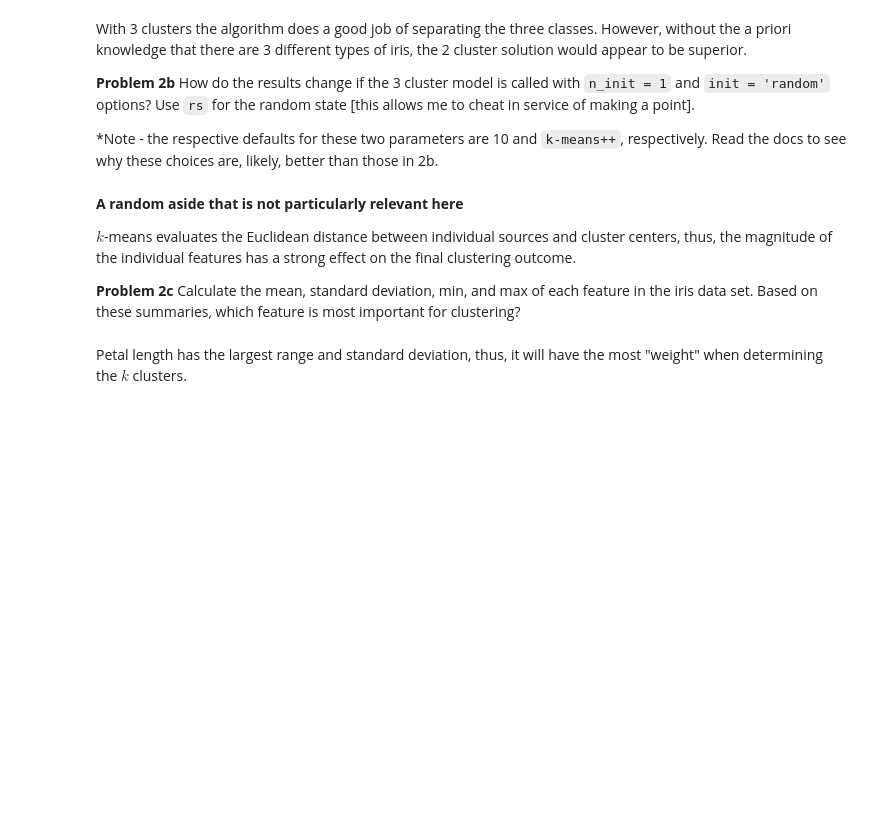
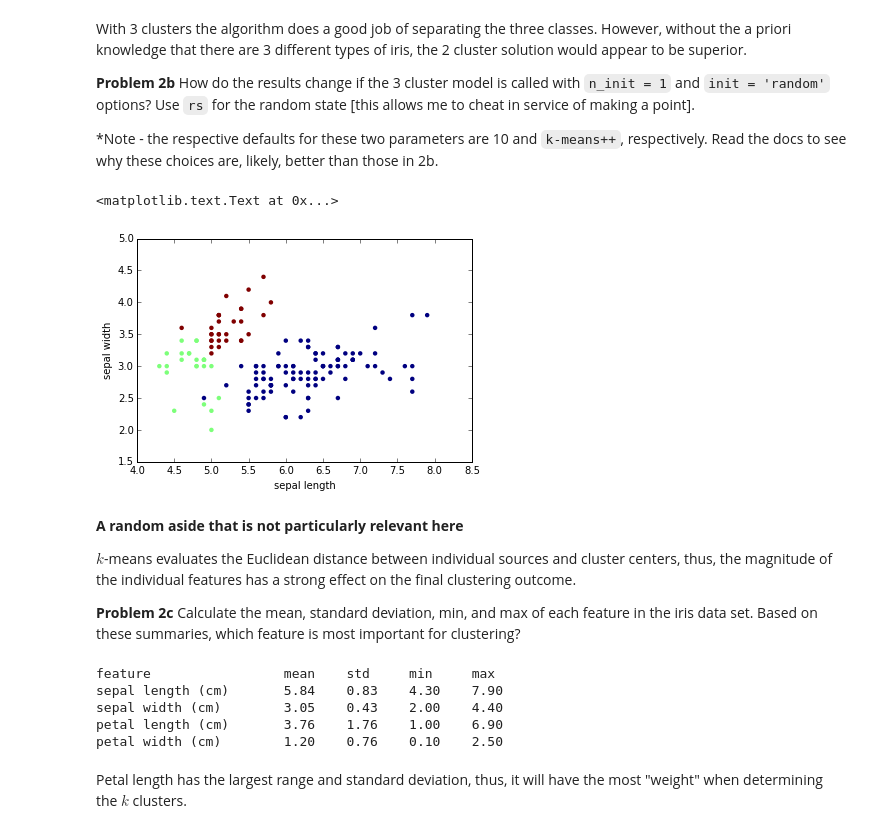
Before and after one commit to d-giles/LSSTC-DSFP-Sessions, a Jupyter notebook: Session1/Day4/IntroToMachineLearning.ipynb, the cells around one changed output. Drawn from its saved outputs; the diff is of its cells as text; code cells hidden in the pictures; blank space fills up the shorter version.

```diff
--- a/Session1/Day4/IntroToMachineLearning.ipynb
+++ b/Session1/Day4/IntroToMachineLearning.ipynb
@@ -161,12 +173,18 @@ With 3 clusters the algorithm does a good job of separating the three classes. H
 *Note - the respective defaults for these two parameters are 10 and `k-means++`, respectively. Read the docs to see why these choices are, likely, better than those in 2b.
 # %%
 rs = 14
-Kcluster1 = KMeans(# complete
+Kcluster1 = KMeans(n_clusters=3,n_init=1,init='random',random_state=rs)# complete
+Kcluster1.fit(iris.data)
 
+x=iris.data[:,0]
+y=iris.data[:,1]
 plt.figure()
-plt.scatter(# complete
+plt.scatter(x,y,c=Kcluster1.labels_,edgecolors='None',cmap='jet')
 plt.xlabel('sepal length')
 plt.ylabel('sepal width')
+# %% [output]
+<matplotlib.text.Text at 0x...>
+[figure, added]
 # %% [markdown]
 **A random aside that is not particularly relevant here**
 
@@ -176,7 +194,19 @@ $k$-means evaluates the Euclidean distance between individual sources and cluste
 # %%
 print("feature\t\t\tmean\tstd\tmin\tmax")
 for featnum, feat in enumerate(iris.feature_names):
-    print("{:s}\t{:.2f}\t{:.2f}\t{:.2f}\t{:.2f}".format( # complete
+    print("{:s}\t{:.2f}\t{:.2f}\t{:.2f}\t{:.2f}".format(feat,
+                                                        np.mean(iris.data[:,featnum]),
+                                                        np.std(iris.data[:,featnum]),
+                                                        min(iris.data[:,featnum]),
+                                                        max(iris.data[:,featnum])
+                                                       )
+         )
+# %% [output]
+feature                 mean    std     min     max
+sepal length (cm)       5.84    0.83    4.30    7.90
+sepal width (cm)        3.05    0.43    2.00    4.40
+petal length (cm)       3.76    1.76    1.00    6.90
+petal width (cm)        1.20    0.76    0.10    2.50
 # %% [markdown]
 Petal length has the largest range and standard deviation, thus, it will have the most "weight" when determining the $k$ clusters.
 # %% [markdown]
```
Also changed, not shown: parts of 7 cells of this notebook.
